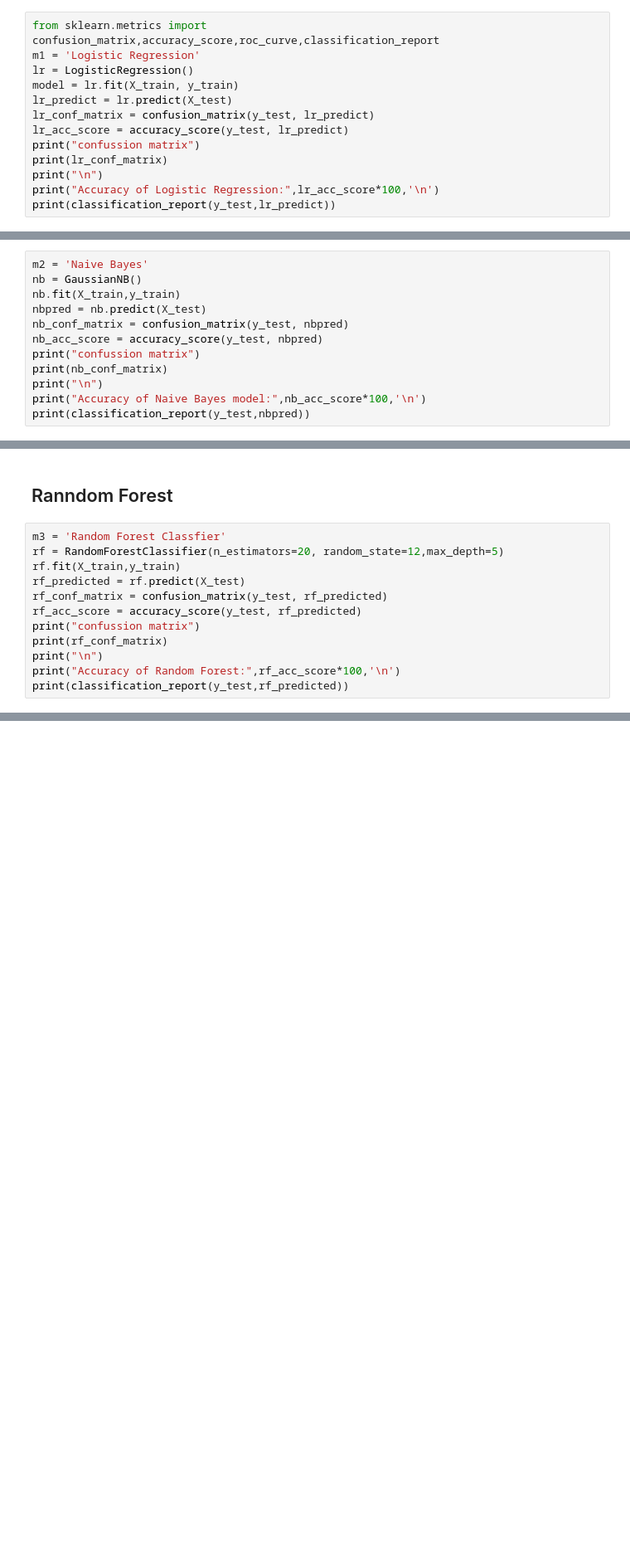
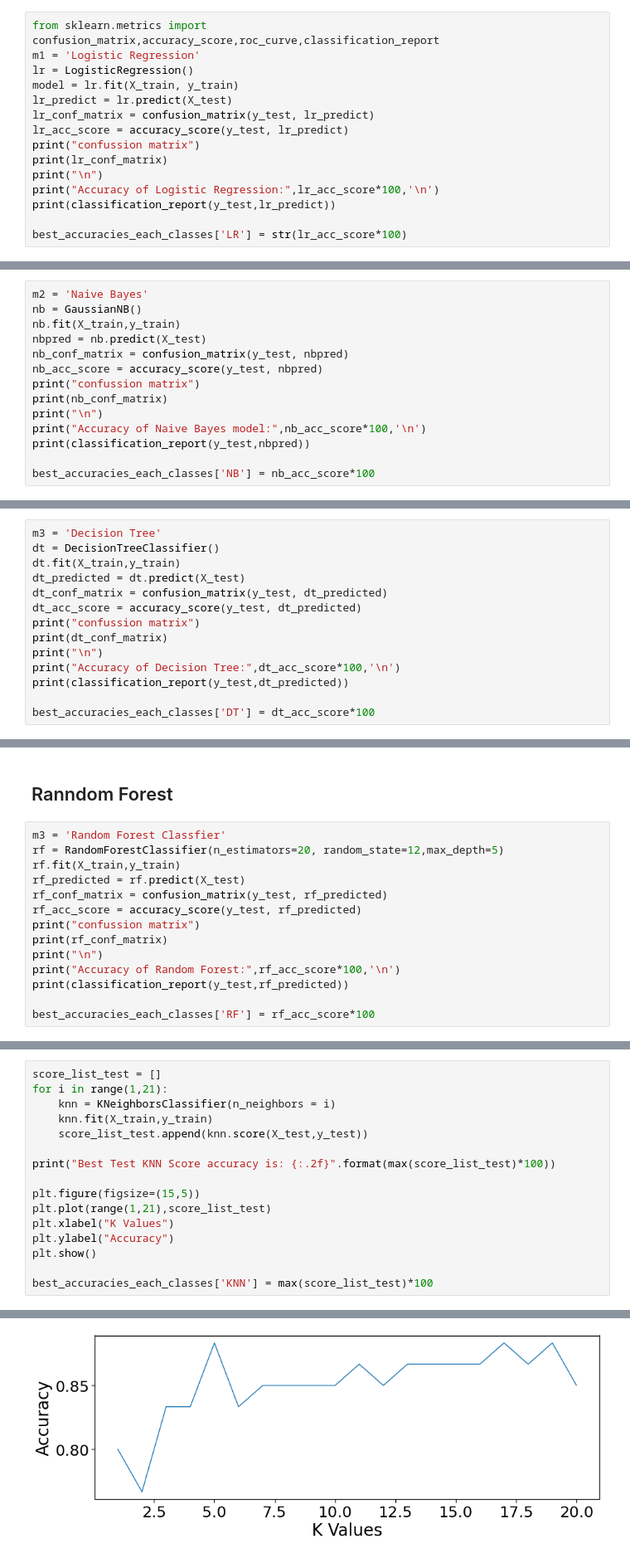
Before and after one commit to lorenzlorg/Big-Data-MAPR-project, a Jupyter notebook: Predizione di malattie cardiache.ipynb, the cells around one changed output, grey strips where cells are left out. Shown at 83% size. Saved outputs shown, nothing was run; the diff lists cells and outputs as text; blank space fills up the shorter version.

```diff
--- a/Predizione di malattie cardiache.ipynb
+++ b/Predizione di malattie cardiache.ipynb
@@ -432,6 +442,8 @@ print(lr_conf_matrix)
 print("\n")
 print("Accuracy of Logistic Regression:",lr_acc_score*100,'\n')
 print(classification_report(y_test,lr_predict))
+
+best_accuracies_each_classes['LR'] = str(lr_acc_score*100)
 # %% [output]
 confussion matrix
 [[24  3]
@@ -462,6 +474,8 @@ print(nb_conf_matrix)
 print("\n")
 print("Accuracy of Naive Bayes model:",nb_acc_score*100,'\n')
 print(classification_report(y_test,nbpred))
+
+best_accuracies_each_classes['NB'] = nb_acc_score*100
 # %% [output]
 confussion matrix
 [[24  3]
@@ -480,0 +497,14 @@ weighted avg       0.85      0.85      0.85        60
+# %%
+m3 = 'Decision Tree'
+dt = DecisionTreeClassifier()
+dt.fit(X_train,y_train)
+dt_predicted = dt.predict(X_test)
+dt_conf_matrix = confusion_matrix(y_test, dt_predicted)
+dt_acc_score = accuracy_score(y_test, dt_predicted)
+print("confussion matrix")
+print(dt_conf_matrix)
+print("\n")
+print("Accuracy of Decision Tree:",dt_acc_score*100,'\n')
+print(classification_report(y_test,dt_predicted))
+
+best_accuracies_each_classes['DT'] = dt_acc_score*100
@@ -492,6 +538,8 @@ print(rf_conf_matrix)
 print("\n")
 print("Accuracy of Random Forest:",rf_acc_score*100,'\n')
 print(classification_report(y_test,rf_predicted))
+
+best_accuracies_each_classes['RF'] = rf_acc_score*100
 # %% [output]
 confussion matrix
 [[24  3]
@@ -512,0 +561,17 @@ weighted avg       0.85      0.85      0.85        60
+# %%
+score_list_test = []
+for i in range(1,21):
+    knn = KNeighborsClassifier(n_neighbors = i)
+    knn.fit(X_train,y_train)
+    score_list_test.append(knn.score(X_test,y_test))
+
+print("Best Test KNN Score accuracy is: {:.2f}".format(max(score_list_test)*100))
+
+plt.figure(figsize=(15,5))
+plt.plot(range(1,21),score_list_test)
+plt.xlabel("K Values")
+plt.ylabel("Accuracy")
+plt.show()
+
+best_accuracies_each_classes['KNN'] = max(score_list_test)*100
+# %% [output]
@@ -512,0 +579 @@ weighted avg       0.85      0.85      0.85        60
+[figure, added]
```
Also changed, not shown: parts of 21 cells of this notebook, 2 other files.
